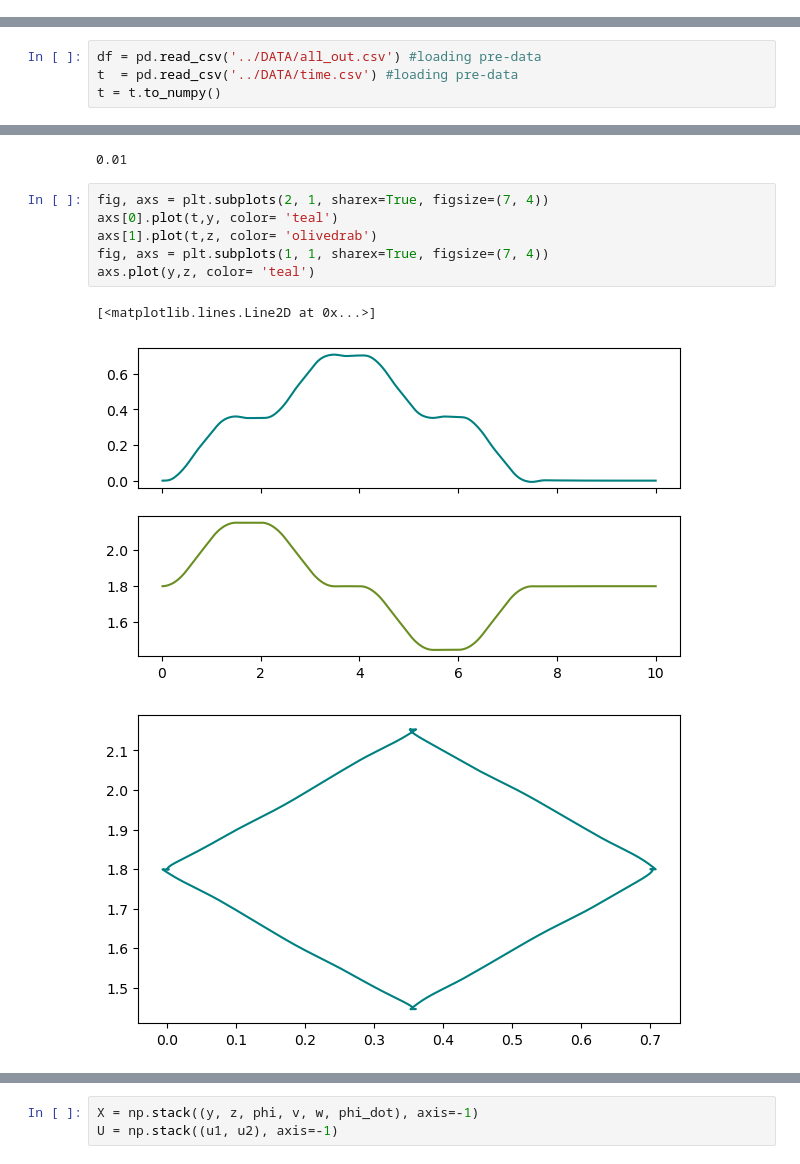
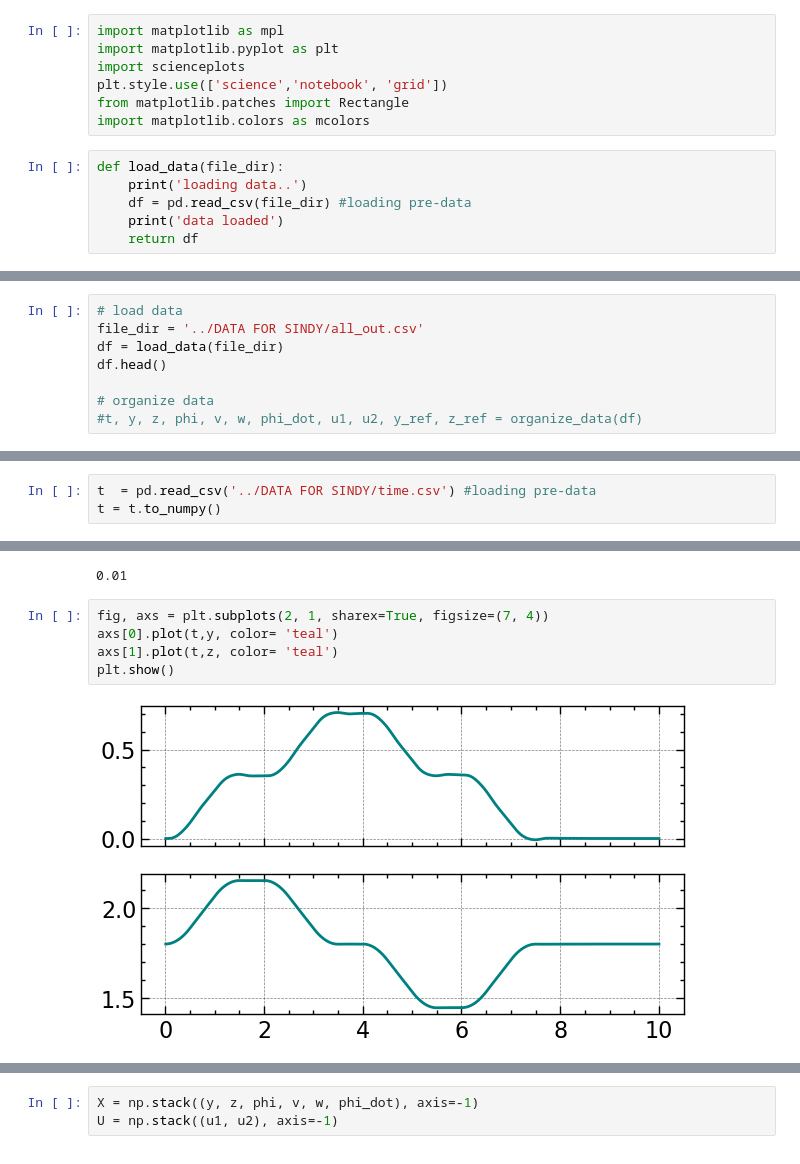
Before and after one commit to zmanaa/SINDY-DMD-Quadrotor, a Jupyter notebook: SINDY TRAINING/Sindy_training.ipynb, the cells around one changed output, grey strips where cells are left out. Cells and saved outputs as stored; diff of their text form.

Commit message:
updated quad sindy trainer

```diff
--- a/SINDY TRAINING/Sindy_training.ipynb
+++ b/SINDY TRAINING/Sindy_training.ipynb
@@ -65,0 +32,13 @@ plt.show()
+# %%
+import matplotlib as mpl
+import matplotlib.pyplot as plt
+import scienceplots
+plt.style.use(['science','notebook', 'grid'])
+from matplotlib.patches import Rectangle
+import matplotlib.colors as mcolors
+# %%
+def load_data(file_dir):
+    print('loading data..')
+    df = pd.read_csv(file_dir) #loading pre-data
+    print('data loaded')
+    return df
@@ -65,0 +63,8 @@ plt.show()
+# %%
+# load data
+file_dir = '../DATA FOR SINDY/all_out.csv'
+df = load_data(file_dir)
+df.head()
+
+# organize data
+#t, y, z, phi, v, w, phi_dot, u1, u2, y_ref, z_ref = organize_data(df)
@@ -66,6 +80,5 @@ plt.show()
 # %%
-df = pd.read_csv('../DATA/all_out.csv') #loading pre-data
-t  = pd.read_csv('../DATA/time.csv') #loading pre-data
+t  = pd.read_csv('../DATA FOR SINDY/time.csv') #loading pre-data
 t = t.to_numpy()
 # %%
 y = df[df.columns[0]]
@@ -85,10 +100,7 @@ dt
 # %%
 fig, axs = plt.subplots(2, 1, sharex=True, figsize=(7, 4))
 axs[0].plot(t,y, color= 'teal')
-axs[1].plot(t,z, color= 'olivedrab')
-fig, axs = plt.subplots(1, 1, sharex=True, figsize=(7, 4))
-axs.plot(y,z, color= 'teal')
+axs[1].plot(t,z, color= 'teal')
+plt.show()
 # %% [output]
-[<matplotlib.lines.Line2D at 0x...>]
-[figure, old version]
+[figure, new version]
-[figure, removed]
```
Also changed, not shown: parts of 33 cells of this notebook, 9 other files.
